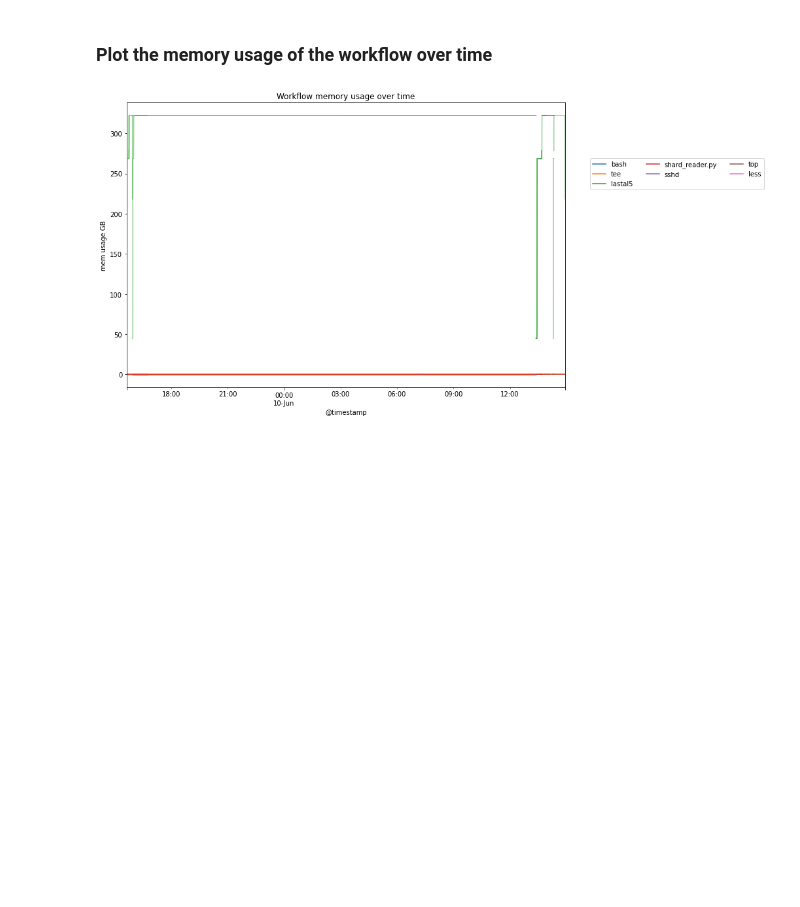
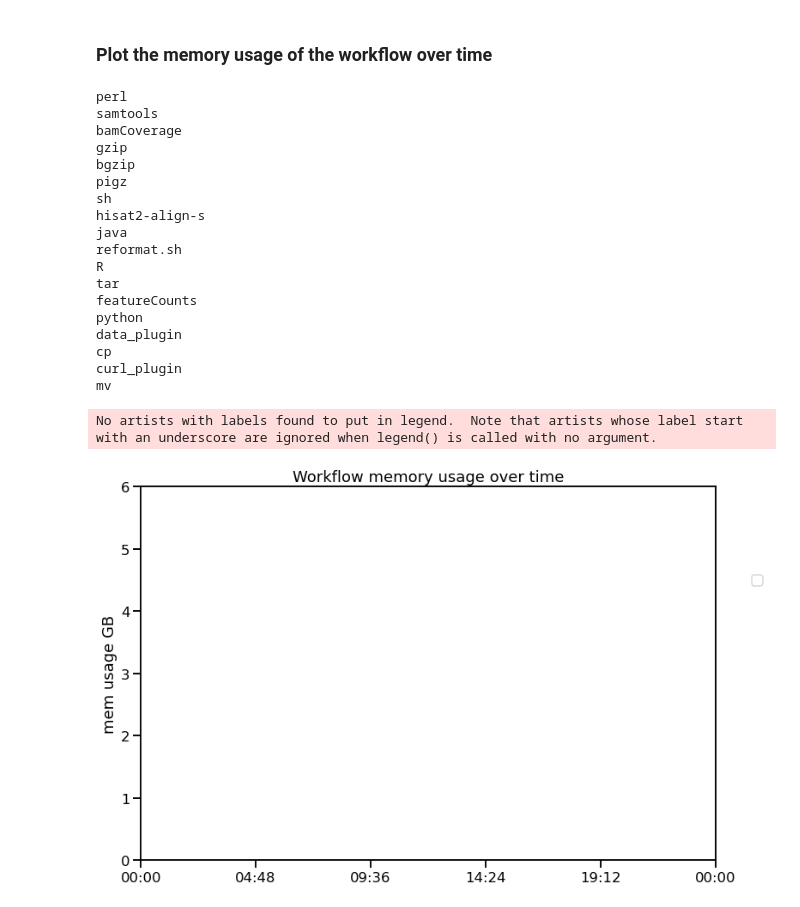
Before and after one commit to tylern4/PIDgin, a Jupyter notebook: hermit_notebook.ipynb, the cells around one changed output. Saved outputs shown, nothing was run; the diff lists cells and outputs as text; code cells hidden in the pictures; blank space fills up the shorter version.

```diff
--- a/hermit_notebook.ipynb
+++ b/hermit_notebook.ipynb
@@ -3,6 +3,28 @@ import matplotlib.pyplot as plt
 from matplotlib.pyplot import cm
 import pandas as pd
 import numpy as np
+from matplotlib.dates import DateFormatter
+from pathlib import Path
+
+import multiprocessing as mp
+mp.set_start_method("fork")
+from concurrent.futures import ProcessPoolExecutor, as_completed
+import seaborn as sns
+sns.set_context("talk")
+# %%
+def load_file(f):
+    print(f)
+    df = pd.read_csv(f"{f}", parse_dates=[0], index_col=[0], low_memory=False)
+    if isinstance(f, str):
+        node_name = f.split('_')[1]
+        jobid = f.split('_')[2].split('.')[0]
+    else:
+        node_name = f.name.split('_')[1]
+        jobid = f.name.split('_')[2]
+    df["node"] = node_name
+    df["jobid"] = jobid
+
+    return df
 # %% [markdown]
 ### Load in data
 # %%
@@ -73,34 +173,69 @@ def legend_without_duplicate_labels(ax):
     for lh in leg.legendHandles:
         lh.set_alpha(1)
 
 fig, ax = plt.subplots(figsize=(12,8))
 # Get a color map
-cmap = cm.get_cmap('tab10')
+cmap = cm.get_cmap('tab20')
+
 colors = {}
+
+bad_progs = ["alloc"]
+
 
 # Give each process a unique color
 for n, color in zip(name, cmap.colors):
+    if n in bad_progs:
+        continue
     if n in colors.keys():
         continue
     else:
+        print(n)
         colors[n] = color
 
 # Plot the memory usage over time including all processes
 for n, c in zip(name, counts):
+    if n in bad_progs:
+        continue
     data = total_data[total_data['name'] == n]
+    data = data[data.index > "2022-09-02 9:00:00.000000"]
     pids = data.pid.unique()
 
     for pid in pids:
         process_data = data[data.pid == pid]
-        mem = process_data.mem_vms_GB.resample("10s").mean()
+        if len(process_data) < 100:
+            continue
+        process_data = data[data.pid == pid]
+        mem = process_data.mem_vms_GB.rolling("1s").mean()
         try:
             mem.plot(c=colors[n], alpha=0.5, label=n)
         except KeyError:
-            mem.plot(c='black', alpha=0.5)
+            mem.plot(c='black', alpha=0.5, label="")
 
 legend_without_duplicate_labels(ax)
+date_form = DateFormatter("%H:%M")
+ax.xaxis.set_major_formatter(date_form)
+plt.ylim(0, 6)
 plt.title(f'Workflow memory usage over time')
 plt.ylabel("mem usage GB")
 plt.show()
 # %% [output]
+perl
+samtools
+bamCoverage
+gzip
+bgzip
+pigz
+sh
+hisat2-align-s
+java
+reformat.sh
+R
+tar
+featureCounts
+python
+data_plugin
+cp
+curl_plugin
+mv
+No artists with labels found to put in legend.  Note that artists whose label start with an underscore are ignored when legend() is called with no argument.
-[figure, old version]
+[figure, new version]
```
Also changed, not shown: parts of 8 cells of this notebook, 5 other files.
